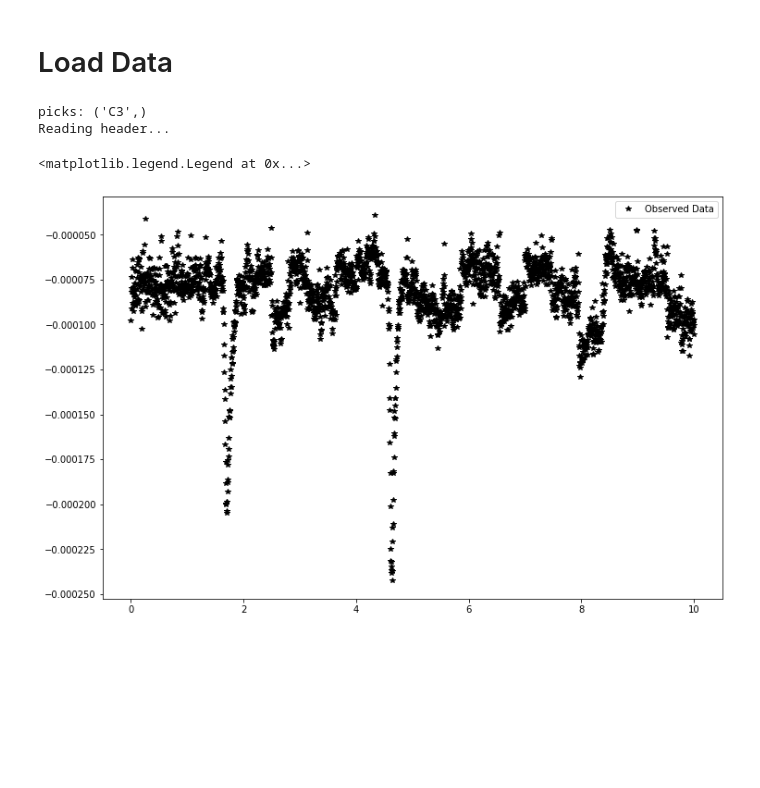
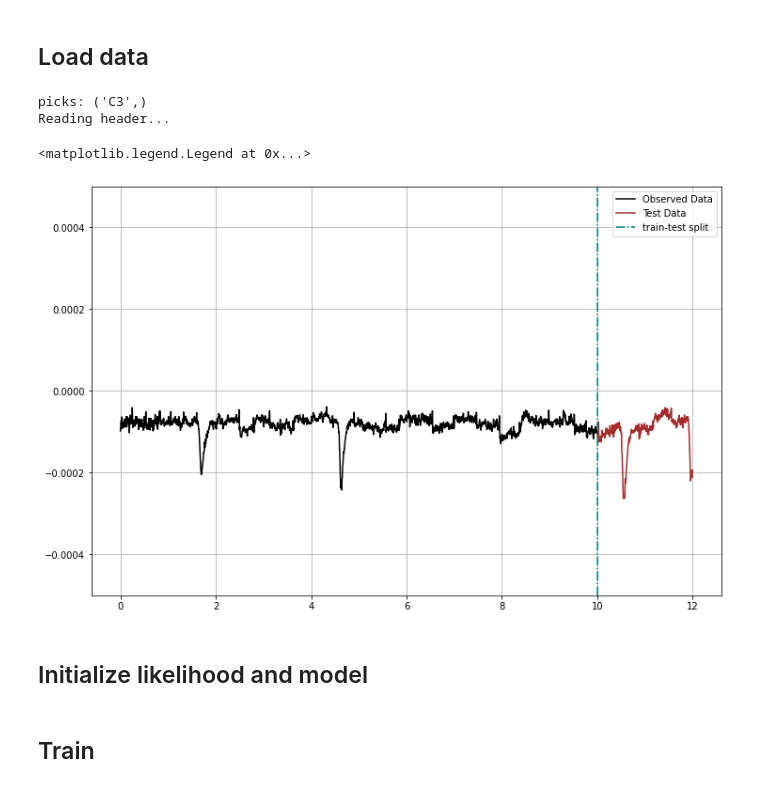
Before and after one commit to noamsgl/msc, a Jupyter notebook: notebooks/research/Simple_GP_Regression_EEG.ipynb, the cells around one changed output. Drawn from its saved outputs; the diff is of its cells as text; code cells hidden in the pictures; blank space fills up the shorter version.

```diff
--- a/notebooks/research/Simple_GP_Regression_EEG.ipynb
+++ b/notebooks/research/Simple_GP_Regression_EEG.ipynb
@@ -11,25 +19,31 @@ import msc
 # %% [markdown]
-# Load Data
+## Load data
 # %%
 picks = msc.etl.PicksOptions.one_channel
 dataset = msc.etl.load_tensor_dataset(picks=picks)
 train_x = dataset.get("train_x")
-train_y = dataset.get("train_y")
-
+train_y = dataset.get("train_y").squeeze()
+test_x = dataset.get("test_x")
+test_y = dataset.get("test_y").squeeze()
 # plot training data
 # Initialize plot
-f, ax = plt.subplots(1, 1, figsize=(12, 8))
+(f, ax), ymin, ymax = plt.subplots(1, 1, figsize=(12, 8)), -5e-4, 5e-4
 
 # Plot training data as black stars
-ax.plot(train_x.numpy(), train_y.numpy(), 'k*')
-
-# ax.set_ylim([-3, 3])
-ax.legend(['Observed Data'])
+# ax.plot(np.r_[train_x.numpy(), test_x.numpy()], np.r_[train_y.numpy(), test_y.numpy()], 'k*', label='Observed Data')
+ax.plot(train_x.numpy(), train_y.numpy(), 'black', label='Observed Data')
+ax.plot(test_x.numpy(), test_y.numpy(), 'brown', label='Test Data')
+ax.axvline(10, label='train-test split', color='teal', linestyle='-.')
+ax.grid('both')
+ax.set_ylim([ymin, ymax])
+ax.legend()
 # %% [output]
 picks: ('C3',)
 Reading header...
 <matplotlib.legend.Legend at 0x...>
-[figure, old version]
+[figure, new version]
+# %% [markdown]
+## Initialize likelihood and model
 # %%
 # We will use the simplest form of GP model, exact inference
 class ExactGPModel(gpytorch.models.ExactGP):
@@ -46,6 +61,8 @@ class ExactGPModel(gpytorch.models.ExactGP):
 # initialize likelihood and model
 likelihood = gpytorch.likelihoods.GaussianLikelihood()
 model = ExactGPModel(train_x, train_y, likelihood)
+# %% [markdown]
+## Train
 # %%
 # this is for running the notebook in our testing framework
 import os
```
Also changed, not shown: parts of 7 cells of this notebook, 1 other file.
